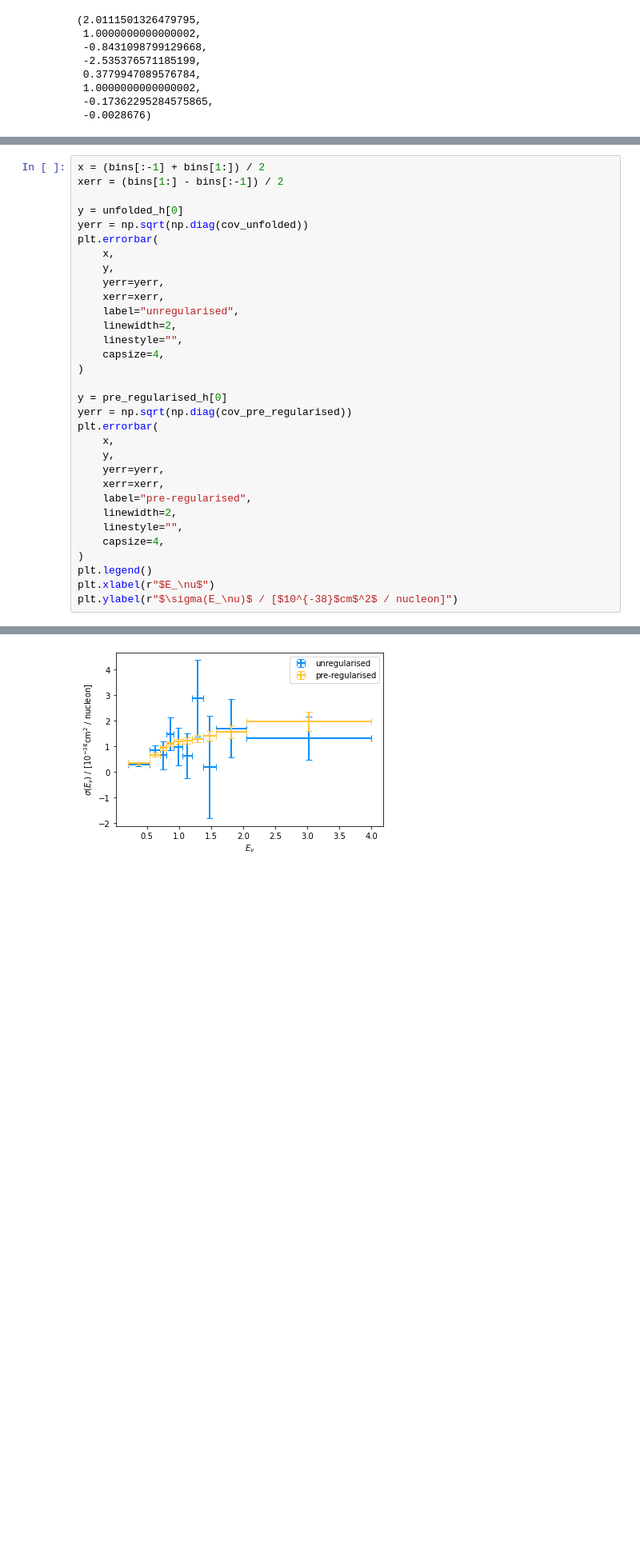
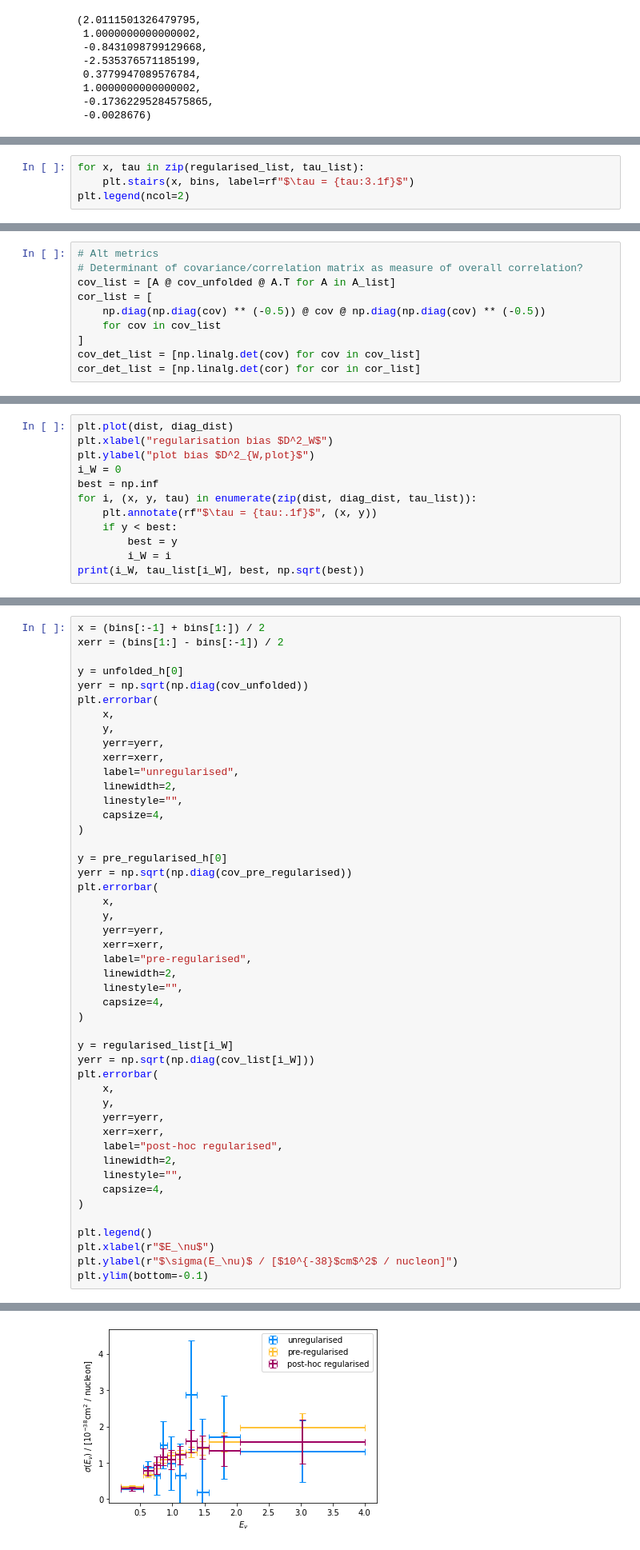
Before and after one commit to ast0815/regularisation, a Jupyter notebook: uBooNE_Enu.ipynb, the cells around one changed output, grey strips where cells are left out. Shown at 80% size. Cells and saved outputs as stored; diff of their text form; blank space fills up the shorter version.

Commit message:
Re-regularise uBooNE.

```diff
--- a/uBooNE_Enu.ipynb
+++ b/uBooNE_Enu.ipynb
@@ -135,0 +168,4 @@ plt.colorbar()
+# %%
+for x, tau in zip(regularised_list, tau_list):
+    plt.stairs(x, bins, label=rf"$\tau = {tau:3.1f}$")
+plt.legend(ncol=2)
@@ -135,0 +175,10 @@ plt.colorbar()
+# %%
+# Alt metrics
+# Determinant of covariance/correlation matrix as measure of overall correlation?
+cov_list = [A @ cov_unfolded @ A.T for A in A_list]
+cor_list = [
+    np.diag(np.diag(cov) ** (-0.5)) @ cov @ np.diag(np.diag(cov) ** (-0.5))
+    for cov in cov_list
+]
+cov_det_list = [np.linalg.det(cov) for cov in cov_list]
+cor_det_list = [np.linalg.det(cor) for cor in cor_list]
@@ -135,0 +219,12 @@ plt.colorbar()
+# %%
+plt.plot(dist, diag_dist)
+plt.xlabel("regularisation bias $D^2_W$")
+plt.ylabel("plot bias $D^2_{W,plot}$")
+i_W = 0
+best = np.inf
+for i, (x, y, tau) in enumerate(zip(dist, diag_dist, tau_list)):
+    plt.annotate(rf"$\tau = {tau:.1f}$", (x, y))
+    if y < best:
+        best = y
+        i_W = i
+print(i_W, tau_list[i_W], best, np.sqrt(best))
@@ -162,7 +279,22 @@ plt.errorbar(
     linestyle="",
     capsize=4,
 )
+
+y = regularised_list[i_W]
+yerr = np.sqrt(np.diag(cov_list[i_W]))
+plt.errorbar(
+    x,
+    y,
+    yerr=yerr,
+    xerr=xerr,
+    label="post-hoc regularised",
+    linewidth=2,
+    linestyle="",
+    capsize=4,
+)
+
 plt.legend()
 plt.xlabel(r"$E_\nu$")
 plt.ylabel(r"$\sigma(E_\nu)$ / [$10^{-38}$cm$^2$ / nucleon]")
+plt.ylim(bottom=-0.1)
 # %% [output]
@@ -170,4 +302,4 @@ Text(0, 0.5, '$\\sigma(E_\\nu)$ / [$10^{-38}$cm$^2$ / nucleon]')
-[figure, old version]
+[figure, new version]
 # %%
 utils.model_ratio_plot(
     pre_regularised,
```
Also changed, not shown: parts of 13 cells of this notebook.
